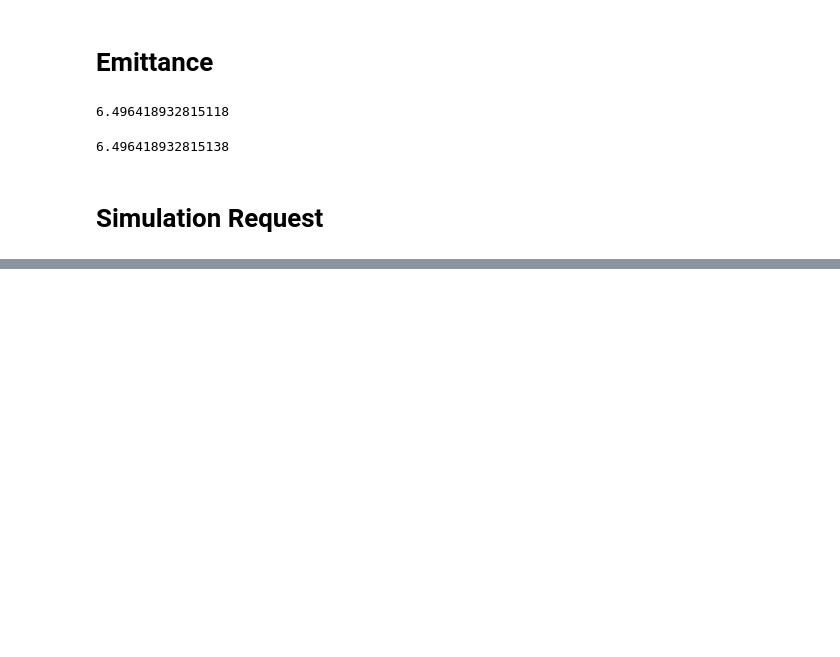
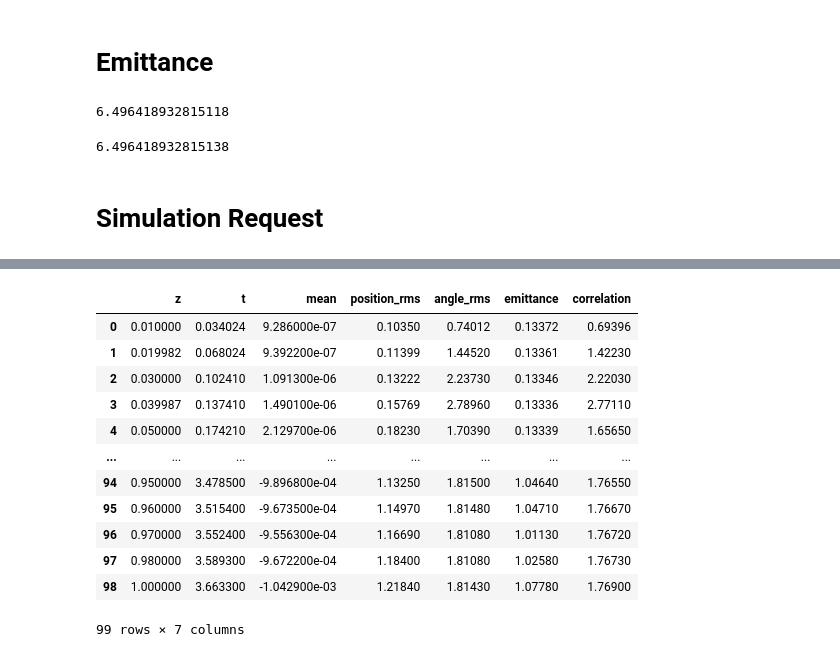
Before and after one commit to AlexanderKlemps/astra-web, a Jupyter notebook: examples/request_test.ipynb, the cells around one changed output, grey strips where cells are left out. Saved outputs shown, nothing was run; the diff lists cells and outputs as text; code cells hidden in the pictures; blank space fills up the shorter version.

```diff
--- a/examples/request_test.ipynb
+++ b/examples/request_test.ipynb
@@ -379,0 +352,16 @@ plt.show()
+# %%
+pd.DataFrame(response['emittance_x'])
+# %% [output]
+|  | z | t | mean | position_rms | angle_rms | emittance | correlation |
+| 0 | 0.010000 | 0.034024 | 9.286000e-07 | 0.10350 | 0.74012 | 0.13372 | 0.69396 |
+| 1 | 0.019982 | 0.068024 | 9.392200e-07 | 0.11399 | 1.44520 | 0.13361 | 1.42230 |
+| 2 | 0.030000 | 0.102410 | 1.091300e-06 | 0.13222 | 2.23730 | 0.13346 | 2.22030 |
+| 3 | 0.039987 | 0.137410 | 1.490100e-06 | 0.15769 | 2.78960 | 0.13336 | 2.77110 |
+| 4 | 0.050000 | 0.174210 | 2.129700e-06 | 0.18230 | 1.70390 | 0.13339 | 1.65650 |
+| ... | ... | ... | ... | ... | ... | ... | ... |
+| 94 | 0.950000 | 3.478500 | -9.896800e-04 | 1.13250 | 1.81500 | 1.04640 | 1.76550 |
+| 95 | 0.960000 | 3.515400 | -9.673500e-04 | 1.14970 | 1.81480 | 1.04710 | 1.76670 |
+| 96 | 0.970000 | 3.552400 | -9.556300e-04 | 1.16690 | 1.81080 | 1.01130 | 1.76720 |
+| 97 | 0.980000 | 3.589300 | -9.672200e-04 | 1.18400 | 1.81080 | 1.02580 | 1.76730 |
+| 98 | 1.000000 | 3.663300 | -1.042900e-03 | 1.21840 | 1.81430 | 1.07780 | 1.76900 |
+99 rows × 7 columns
```
Also changed, not shown: parts of 21 cells of this notebook, 3 other files.
